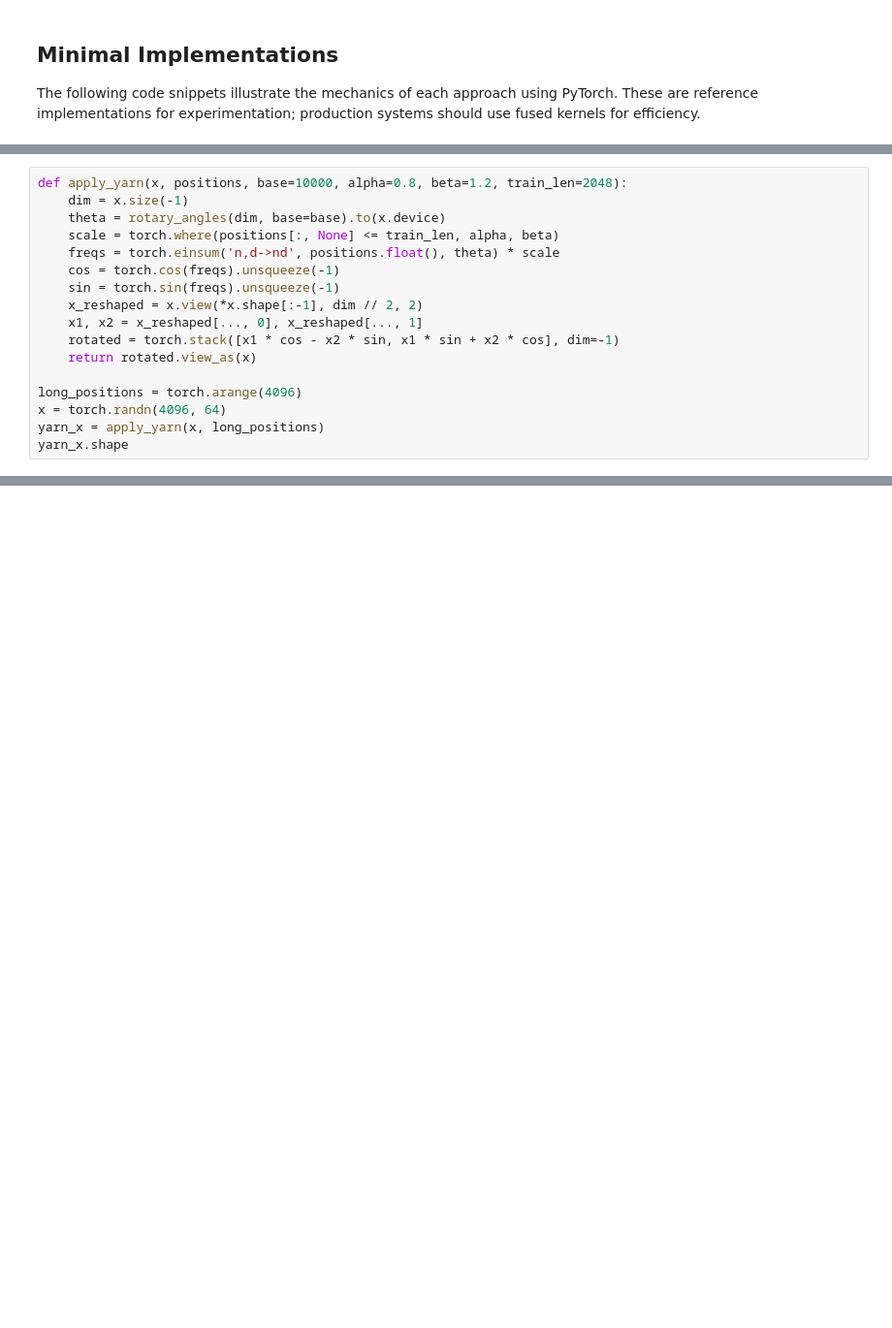
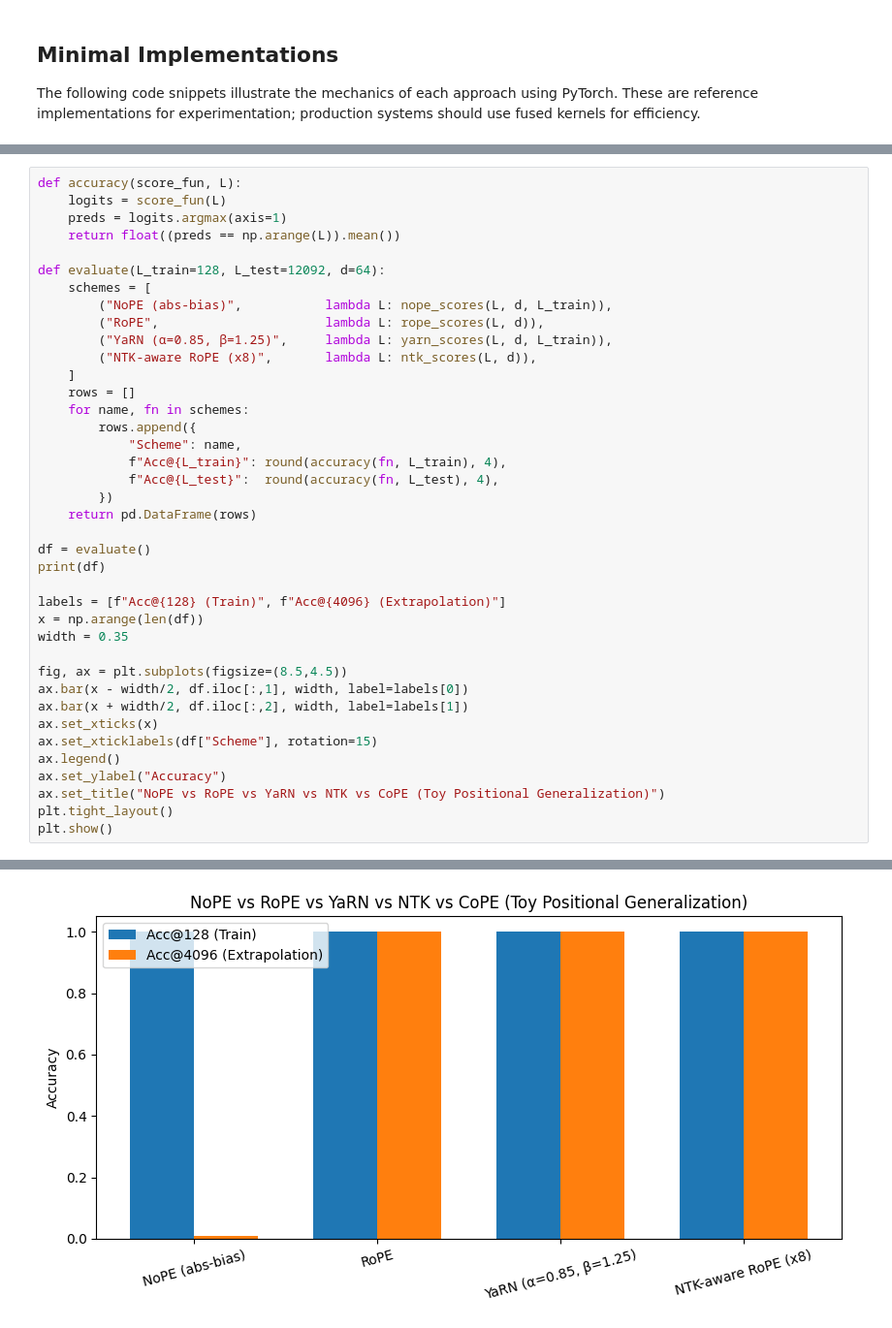
Before and after one commit to shreshthtuli/llms-from-scratch, a Jupyter notebook: 11-appendix-position-embeddings.ipynb, the cells around one changed output, grey strips where cells are left out. Shown at 97% size. Drawn from its saved outputs; the diff is of its cells as text; blank space fills up the shorter version.

Commit message:
feat: update appendices

```diff
--- a/11-appendix-position-embeddings.ipynb
+++ b/11-appendix-position-embeddings.ipynb
@@ -116,17 +151,0 @@ rope_q.shape
-# %%
-def apply_yarn(x, positions, base=10000, alpha=0.8, beta=1.2, train_len=2048):
-    dim = x.size(-1)
-    theta = rotary_angles(dim, base=base).to(x.device)
-    scale = torch.where(positions[:, None] <= train_len, alpha, beta)
-    freqs = torch.einsum('n,d->nd', positions.float(), theta) * scale
-    cos = torch.cos(freqs).unsqueeze(-1)
-    sin = torch.sin(freqs).unsqueeze(-1)
-    x_reshaped = x.view(*x.shape[:-1], dim // 2, 2)
-    x1, x2 = x_reshaped[..., 0], x_reshaped[..., 1]
-    rotated = torch.stack([x1 * cos - x2 * sin, x1 * sin + x2 * cos], dim=-1)
-    return rotated.view_as(x)
-
-long_positions = torch.arange(4096)
-x = torch.randn(4096, 64)
-yarn_x = apply_yarn(x, long_positions)
-yarn_x.shape
@@ -132,0 +252,40 @@ yarn_x.shape
+# %%
+def accuracy(score_fun, L):
+    logits = score_fun(L)
+    preds = logits.argmax(axis=1)
+    return float((preds == np.arange(L)).mean())
+
+def evaluate(L_train=128, L_test=12092, d=64):
+    schemes = [
+        ("NoPE (abs-bias)",           lambda L: nope_scores(L, d, L_train)),
+        ("RoPE",                      lambda L: rope_scores(L, d)),
+        ("YaRN (α=0.85, β=1.25)",     lambda L: yarn_scores(L, d, L_train)),
+        ("NTK-aware RoPE (x8)",       lambda L: ntk_scores(L, d)),
+    ]
+    rows = []
+    for name, fn in schemes:
+        rows.append({
+            "Scheme": name,
+            f"Acc@{L_train}": round(accuracy(fn, L_train), 4),
+            f"Acc@{L_test}":  round(accuracy(fn, L_test), 4),
+        })
+    return pd.DataFrame(rows)
+
+df = evaluate()
+print(df)
+
+labels = [f"Acc@{128} (Train)", f"Acc@{4096} (Extrapolation)"]
+x = np.arange(len(df))
+width = 0.35
+
+fig, ax = plt.subplots(figsize=(8.5,4.5))
+ax.bar(x - width/2, df.iloc[:,1], width, label=labels[0])
+ax.bar(x + width/2, df.iloc[:,2], width, label=labels[1])
+ax.set_xticks(x)
+ax.set_xticklabels(df["Scheme"], rotation=15)
+ax.legend()
+ax.set_ylabel("Accuracy")
+ax.set_title("NoPE vs RoPE vs YaRN vs NTK vs CoPE (Toy Positional Generalization)")
+plt.tight_layout()
+plt.show()
+# %% [output]
@@ -133 +297,2 @@ yarn_x.shape
+[figure, added]
 # %% [markdown]
```
Also changed, not shown: parts of 16 cells of this notebook, 2 other files.
